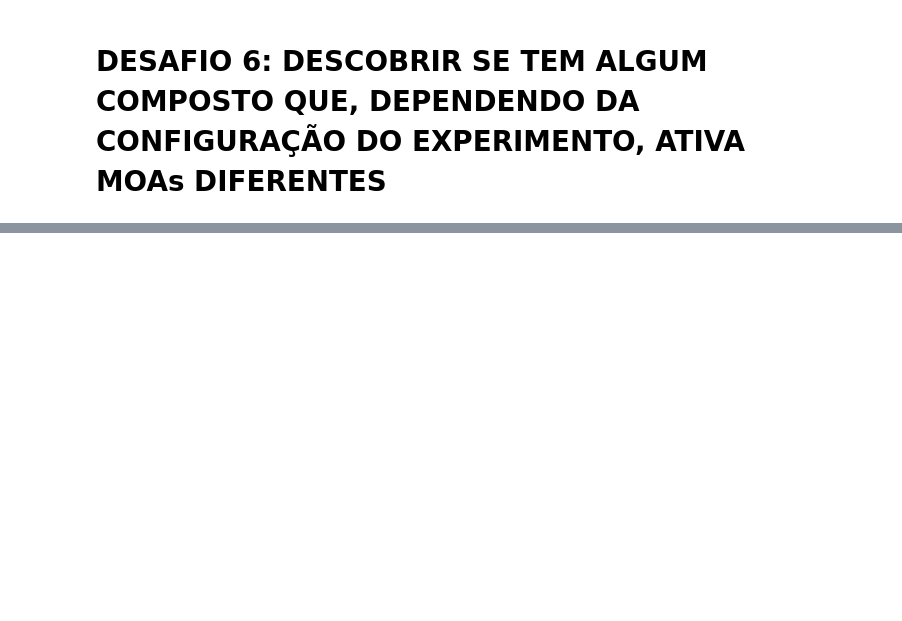
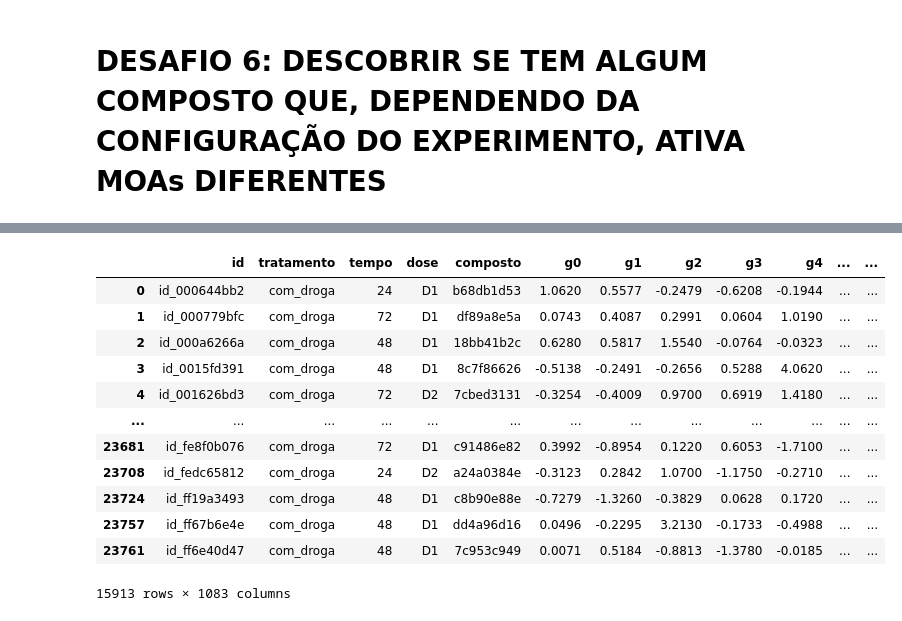
Before and after one commit to bernardocecchetto/Imersao_dados-Alura, a Jupyter notebook: Correlações, causalidade e relações entre genes.ipynb, the cells around one changed output, grey strips where cells are left out. Cells and saved outputs as stored; diff of their text form; code cells hidden in the pictures; blank space fills up the shorter version.

```diff
--- a/Correlações, causalidade e relações entre genes.ipynb
+++ b/Correlações, causalidade e relações entre genes.ipynb
@@ -243,2 +313,5 @@ sms.boxplot(data = dados_combinados.query('composto in @composto_principal'), y=
 # %% [markdown]
 # DESAFIO 6: DESCOBRIR SE TEM ALGUM COMPOSTO QUE, DEPENDENDO DA CONFIGURAÇÃO DO EXPERIMENTO, ATIVA MOAs DIFERENTES
+# %%
+dados_all = pd.merge(dados, dados_resultados, on = 'id')
+dados_all.head()
@@ -244,0 +326,18 @@ sms.boxplot(data = dados_combinados.query('composto in @composto_principal'), y=
+# %%
+#Criando DF agrupado por composto:
+dados_agrupados = dados_all.groupby(by='composto')
+dados_agrupados.head()
+# %% [output]
+|  | id | tratamento | tempo | dose | composto | g0 | g1 | g2 | g3 | g4 | ... | ... |
+| 0 | id_000644bb2 | com_droga | 24 | D1 | b68db1d53 | 1.0620 | 0.5577 | -0.2479 | -0.6208 | -0.1944 | ... | ... |
+| 1 | id_000779bfc | com_droga | 72 | D1 | df89a8e5a | 0.0743 | 0.4087 | 0.2991 | 0.0604 | 1.0190 | ... | ... |
+| 2 | id_000a6266a | com_droga | 48 | D1 | 18bb41b2c | 0.6280 | 0.5817 | 1.5540 | -0.0764 | -0.0323 | ... | ... |
+| 3 | id_0015fd391 | com_droga | 48 | D1 | 8c7f86626 | -0.5138 | -0.2491 | -0.2656 | 0.5288 | 4.0620 | ... | ... |
+| 4 | id_001626bd3 | com_droga | 72 | D2 | 7cbed3131 | -0.3254 | -0.4009 | 0.9700 | 0.6919 | 1.4180 | ... | ... |
+| ... | ... | ... | ... | ... | ... | ... | ... | ... | ... | ... | ... | ... |
+| 23681 | id_fe8f0b076 | com_droga | 72 | D1 | c91486e82 | 0.3992 | -0.8954 | 0.1220 | 0.6053 | -1.7100 | ... | ... |
+| 23708 | id_fedc65812 | com_droga | 24 | D2 | a24a0384e | -0.3123 | 0.2842 | 1.0700 | -1.1750 | -0.2710 | ... | ... |
+| 23724 | id_ff19a3493 | com_droga | 48 | D1 | c8b90e88e | -0.7279 | -1.3260 | -0.3829 | 0.0628 | 0.1720 | ... | ... |
+| 23757 | id_ff67b6e4e | com_droga | 48 | D1 | dd4a96d16 | 0.0496 | -0.2295 | 3.2130 | -0.1733 | -0.4988 | ... | ... |
+| 23761 | id_ff6e40d47 | com_droga | 48 | D1 | 7c953c949 | 0.0071 | 0.5184 | -0.8813 | -1.3780 | -0.0185 | ... | ... |
+15913 rows × 1083 columns
```
Also changed, not shown: parts of 16 cells of this notebook.
